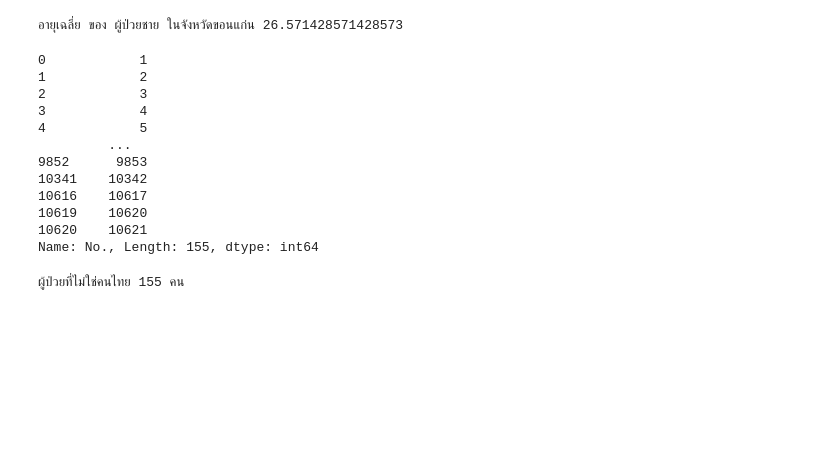
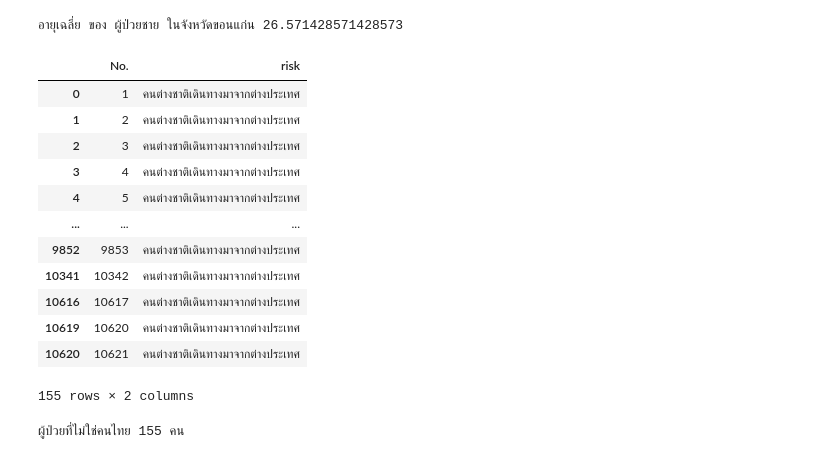
Before and after one commit to Benza1611/data_viz_2022, a Jupyter notebook: Pandas101.ipynb, the cells around one changed output. Cells and saved outputs as stored; diff of their text form; code cells hidden in the pictures; blank space fills up the shorter version.

```diff
--- a/Pandas101.ipynb
+++ b/Pandas101.ipynb
@@ -412,20 +412,21 @@ print(f'อายุเฉลี่ย ของ ผู้ป่วยชาย
 # %%
 foreigner  = this_data[this_data['risk']=='คนต่างชาติเดินทางมาจากต่างประเทศ']
 Num = foreigner['No.']
-foreigner['No.']
+foreigner[['No.','risk']]
 # %% [output]
+|  | No. | risk |
+| 0 | 1 | คนต่างชาติเดินทางมาจากต่างประเทศ |
+| 1 | 2 | คนต่างชาติเดินทางมาจากต่างประเทศ |
+| 2 | 3 | คนต่างชาติเดินทางมาจากต่างประเทศ |
+| 3 | 4 | คนต่างชาติเดินทางมาจากต่างประเทศ |
+| 4 | 5 | คนต่างชาติเดินทางมาจากต่างประเทศ |
+| ... | ... | ... |
+| 9852 | 9853 | คนต่างชาติเดินทางมาจากต่างประเทศ |
+| 10341 | 10342 | คนต่างชาติเดินทางมาจากต่างประเทศ |
+| 10616 | 10617 | คนต่างชาติเดินทางมาจากต่างประเทศ |
+| 10619 | 10620 | คนต่างชาติเดินทางมาจากต่างประเทศ |
+| 10620 | 10621 | คนต่างชาติเดินทางมาจากต่างประเทศ |
-0            1
-1            2
-2            3
-3            4
-4            5
-         ...
-9852      9853
-10341    10342
-10616    10617
-10619    10620
-10620    10621
-Name: No., Length: 155, dtype: int64
+155 rows × 2 columns
 # %%
 sum = 0
 N = 0
```
Also changed, not shown: parts of 1 cell of this notebook.
